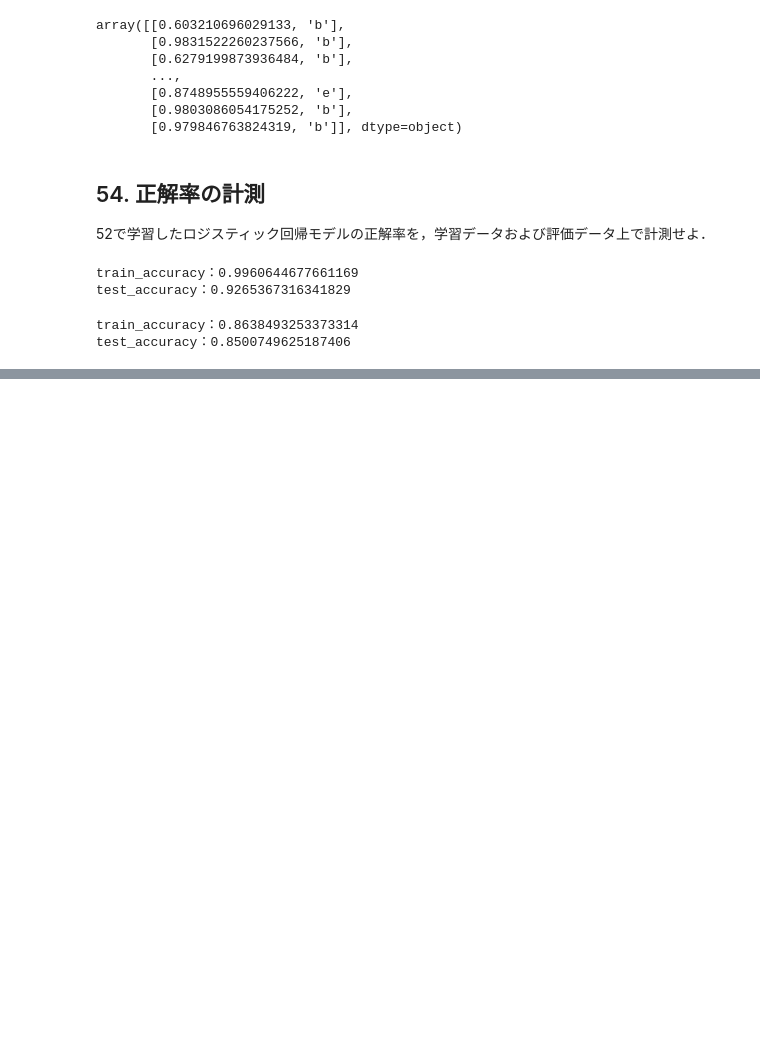
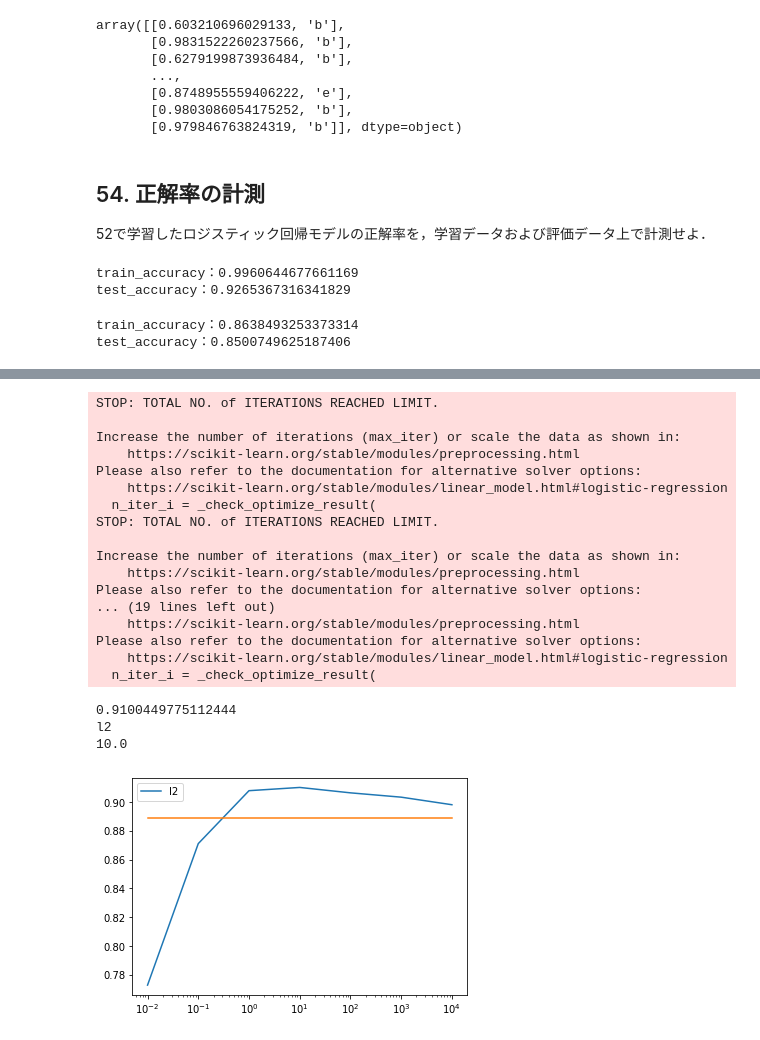
Before and after one commit to m0chi1216/hlab2023-nlp100, a Jupyter notebook: 6/chap6.ipynb, the cells around one changed output, grey strips where cells are left out. Cells and saved outputs as stored; diff of their text form; code cells hidden in the pictures; blank space fills up the shorter version.

```diff
--- a/6/chap6.ipynb
+++ b/6/chap6.ipynb
@@ -205,6 +210,12 @@ Please also refer to the documentation for alternative solver options:
     https://scikit-learn.org/stable/modules/linear_model.html#logistic-regression
   n_iter_i = _check_optimize_result(
 LogisticRegression(random_state=42)
+# %%
+import pickle
+
+#学習モデルの保存
+with open('model.pickle', mode='wb') as f:
+    pickle.dump(model,f,protocol=2)
 # %% [markdown]
 ## 53. 予測
 52で学習したロジスティック回帰モデルを用い，与えられた記事見出しからカテゴリとその予測確率を計算するプログラムを実装せよ
@@ -263,0 +447,44 @@ test_accuracy：0.8500749625187406
+# %%
+penalty_list = ["l2", None]
+C = [10e-3, 10e-2, 10e-1, 10e0, 10e1, 10e2, 10e3]
+max_acc = 0.0
+for penalty in penalty_list:
+    train_acc, valid_acc, test_acc = [], [], []
+    for c in C:
+        model = LogisticRegression(random_state=42, C=c, penalty=penalty)
+        model.fit(train_x, train_y)
+        acc = accuracy_score(valid_y, model.predict(valid_x))
+        valid_acc.append(acc)
+        if acc>max_acc:
+            max_acc=acc
+            algo = penalty
+            param_c = c
+    plt.plot(C, valid_acc, label=penalty)
+    plt.xscale('log')
+    plt.legend()
+
+print(max_acc)
+print(algo)
+print(param_c)
+# %% [output]
+STOP: TOTAL NO. of ITERATIONS REACHED LIMIT.
+
+Increase the number of iterations (max_iter) or scale the data as shown in:
+    https://scikit-learn.org/stable/modules/preprocessing.html
+Please also refer to the documentation for alternative solver options:
+    https://scikit-learn.org/stable/modules/linear_model.html#logistic-regression
+  n_iter_i = _check_optimize_result(
+STOP: TOTAL NO. of ITERATIONS REACHED LIMIT.
+
+Increase the number of iterations (max_iter) or scale the data as shown in:
+    https://scikit-learn.org/stable/modules/preprocessing.html
+Please also refer to the documentation for alternative solver options:
+... (19 lines left out)
+    https://scikit-learn.org/stable/modules/preprocessing.html
+Please also refer to the documentation for alternative solver options:
+    https://scikit-learn.org/stable/modules/linear_model.html#logistic-regression
+  n_iter_i = _check_optimize_result(
+0.9100449775112444
+l2
+10.0
+[figure, added]
```
Also changed, not shown: parts of 21 cells of this notebook, 3 other files.
